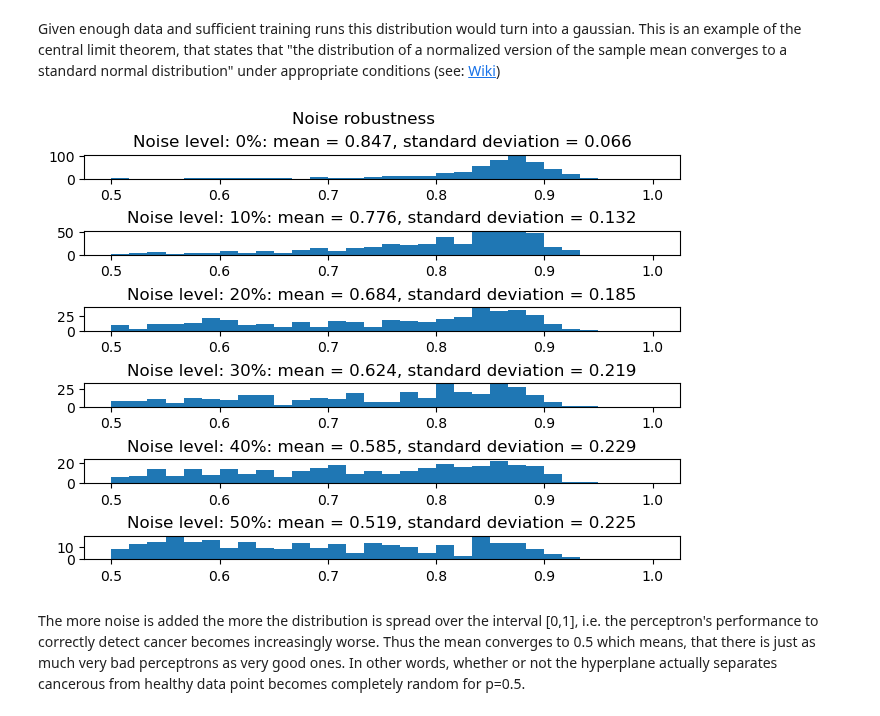
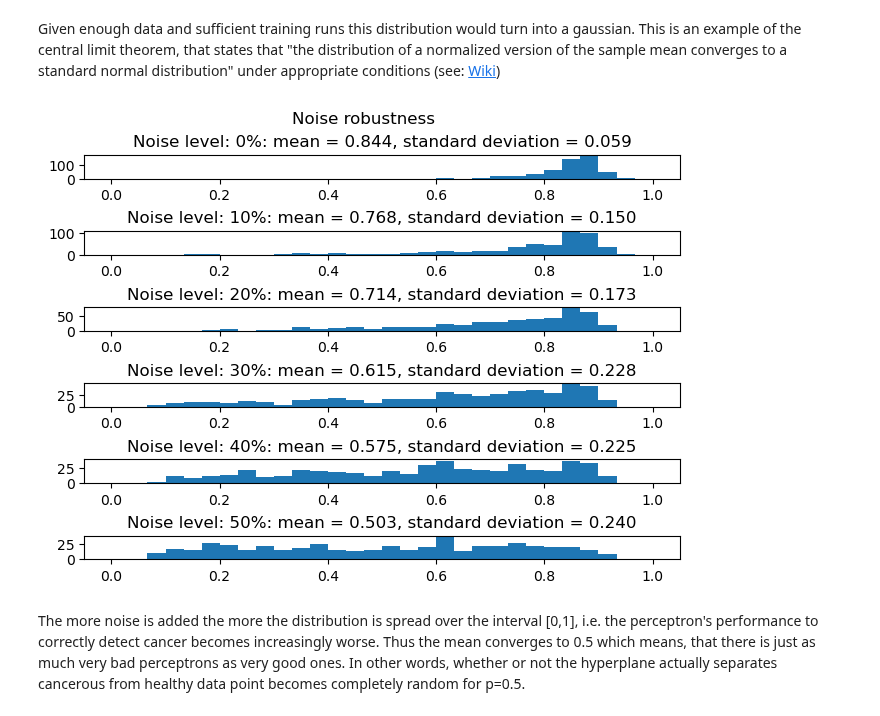
Before and after one commit to emit33/MLE, a Jupyter notebook: sheet01/MLE25_sheet01.ipynb, the cells around one changed output. Drawn from its saved outputs; the diff is of its cells as text; code cells hidden in the pictures.

```diff
--- a/sheet01/MLE25_sheet01.ipynb
+++ b/sheet01/MLE25_sheet01.ipynb
@@ -202,26 +210,26 @@ Given enough data and sufficient training runs this distribution would turn into
 # %%
 # test percetron robustness via noise insertion
 nruns = 500
 test_acc = {"P0":[],"P10":[],"P20":[],"P30":[],"P40":[],"P50":[]}
 for p in range(0,51,10):
     for i in range(nruns):
         perceptron = Perceptron()
         X_train, X_test, y_train, y_test = train_test_split(X,y,test_size=0.2)
         for i in range(len(y_train)):
             if random.random() < p/100:
                 y_train[i] = -y_train[i]
         perceptron.train(X_train, y_train)
         # Use the trained Perceptron to compute the accuracy on the training set and on the test set
         test_acc[f"P{p}"].append(accuracy_score([perceptron.predict(X_test[i]) for i in range(len(X_test[:,0]))],y_test))
 
 # plot test accuracies
 fig, axs = plt.subplots(6,layout="constrained")
 fig.suptitle('Noise robustness')
 for i in range(6):
-    axs[i].hist(test_acc[f'P{int(10*i)}'],range=[0.5,1],bins=30)
+    axs[i].hist(test_acc[f'P{int(10*i)}'],range=[0,1],bins=30)
     axs[i].set_title(f"Noise level: {int(10*i)}%: mean = {np.array(test_acc[f'P{int(10*i)}']).mean():.3f}, standard deviation = {np.array(test_acc[f'P{int(10*i)}']).std():.3f}")
 # %% [output]
-[figure, old version]
+[figure, new version]
 # %% [markdown]
 The more noise is added the more the distribution is spread over the interval [0,1], i.e. the perceptron's performance to correctly detect cancer becomes increasingly worse. Thus the mean converges to 0.5 which means, that there is just as much very bad perceptrons as very good ones. In other words, whether or not the hyperplane actually separates cancerous from healthy data point becomes completely random for p=0.5.
 # %% [markdown]
```
Also changed, not shown: parts of 6 cells of this notebook.
